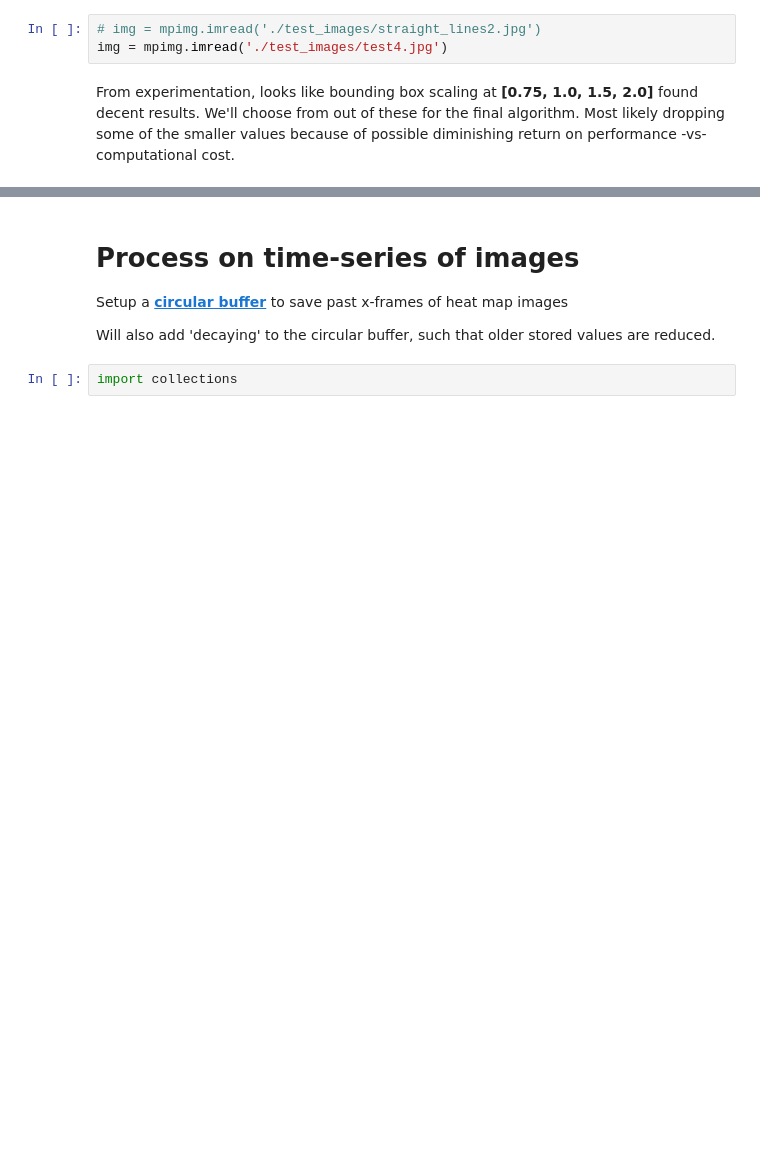
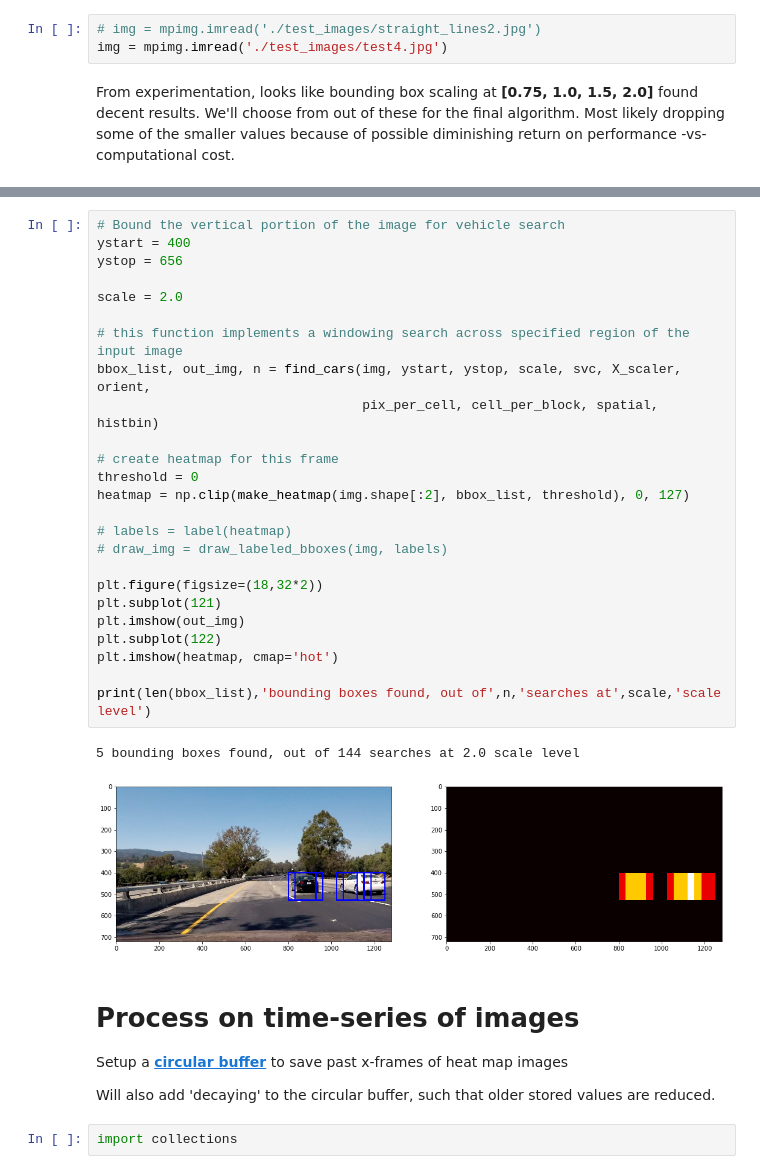
Before and after one commit to AeroGeekDean/CarND-Vehicle-Detection, a Jupyter notebook: P5-Project_notebook.ipynb, the cells around one changed output, grey strips where cells are left out. Drawn from its saved outputs; the diff is of its cells as text; blank space fills up the shorter version.

```diff
--- a/P5-Project_notebook.ipynb
+++ b/P5-Project_notebook.ipynb
@@ -207,6 +227,34 @@ print(len(bbox_list),'bounding boxes found, out of',n,'searches at',scale,'scale
 # %% [output]
 11 bounding boxes found, out of 912 searches at 1.0 scale level
 [figure]
+# %%
+# Bound the vertical portion of the image for vehicle search
+ystart = 400
+ystop = 656
+
+scale = 2.0
+
+# this function implements a windowing search across specified region of the input image
+bbox_list, out_img, n = find_cars(img, ystart, ystop, scale, svc, X_scaler, orient,
+                                  pix_per_cell, cell_per_block, spatial, histbin)
+
+# create heatmap for this frame
+threshold = 0
+heatmap = np.clip(make_heatmap(img.shape[:2], bbox_list, threshold), 0, 127)
+
+# labels = label(heatmap)
+# draw_img = draw_labeled_bboxes(img, labels)
+
+plt.figure(figsize=(18,32*2))
+plt.subplot(121)
+plt.imshow(out_img)
+plt.subplot(122)
+plt.imshow(heatmap, cmap='hot')
+
+print(len(bbox_list),'bounding boxes found, out of',n,'searches at',scale,'scale level')
+# %% [output]
+5 bounding boxes found, out of 144 searches at 2.0 scale level
+[figure, added]
 # %% [markdown]
 # Process on time-series of images
 
```
Also changed, not shown: parts of 11 cells of this notebook.
